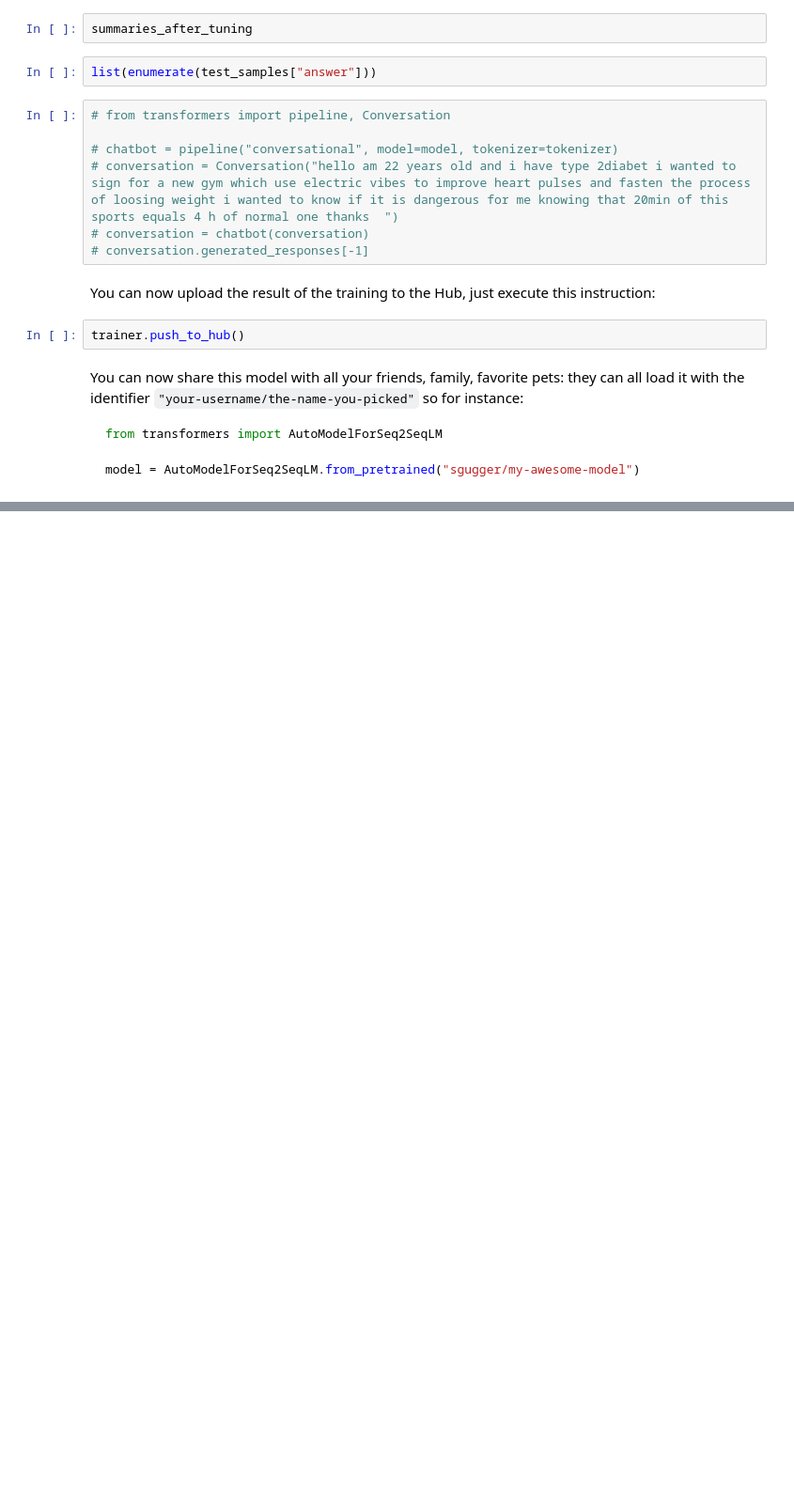
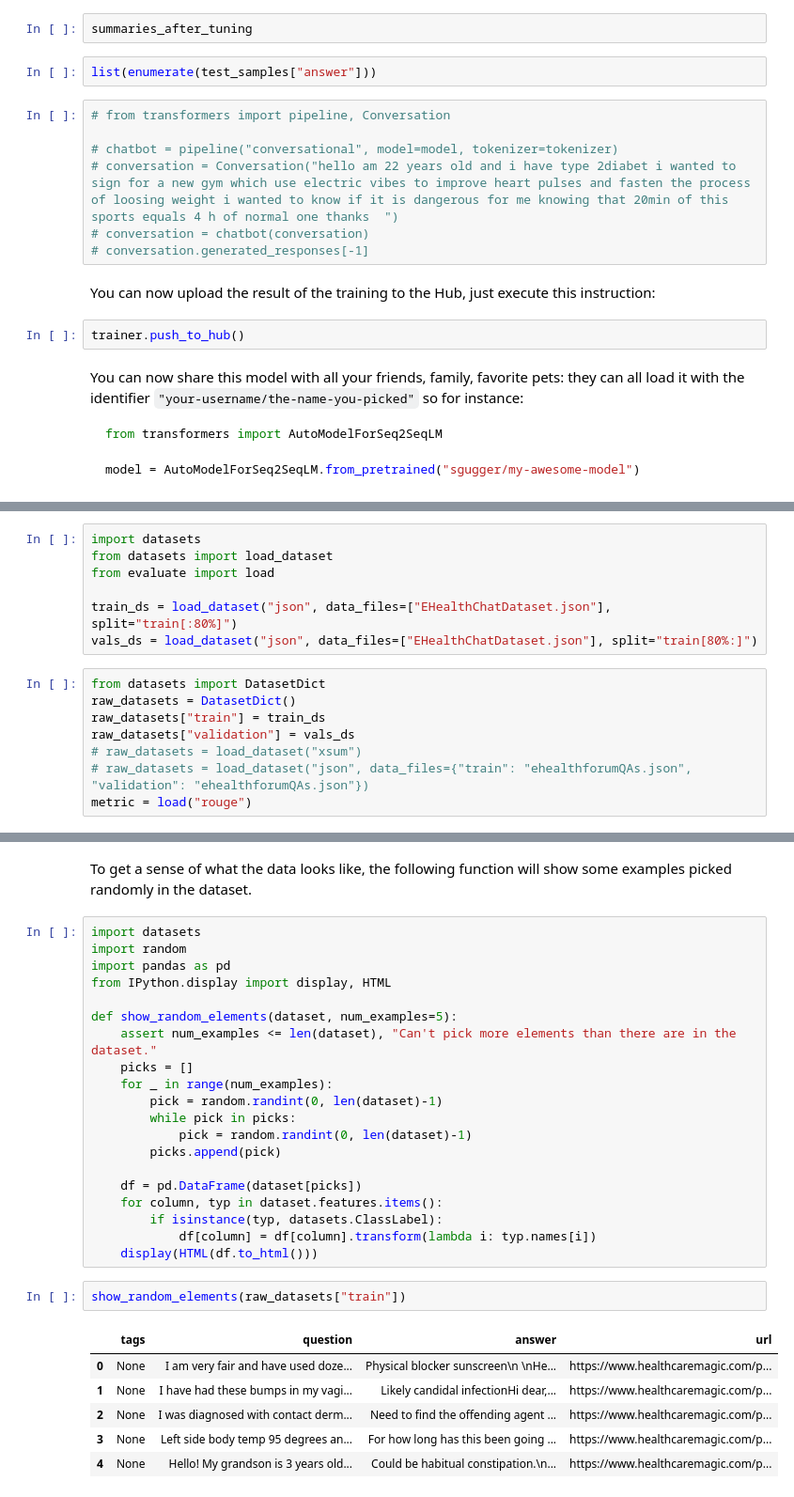
Before and after one commit to GuyRobot/AINotesBook, a Jupyter notebook: MyBART.ipynb, the cells around one changed output, grey strips where cells are left out. Shown at 94% size. Cells and saved outputs as stored; diff of their text form; blank space fills up the shorter version.

```diff
--- a/MyBART.ipynb
+++ b/MyBART.ipynb
@@ -453,0 +562,15 @@ model = AutoModelForSeq2SeqLM.from_pretrained("sgugger/my-awesome-model")
+# %%
+import datasets
+from datasets import load_dataset
+from evaluate import load
+
+train_ds = load_dataset("json", data_files=["EHealthChatDataset.json"], split="train[:80%]")
+vals_ds = load_dataset("json", data_files=["EHealthChatDataset.json"], split="train[80%:]")
+# %%
+from datasets import DatasetDict
+raw_datasets = DatasetDict()
+raw_datasets["train"] = train_ds
+raw_datasets["validation"] = vals_ds
+# raw_datasets = load_dataset("xsum")
+# raw_datasets = load_dataset("json", data_files={"train": "ehealthforumQAs.json", "validation": "ehealthforumQAs.json"})
+metric = load("rouge")
@@ -453,0 +604,31 @@ model = AutoModelForSeq2SeqLM.from_pretrained("sgugger/my-awesome-model")
+# %% [markdown]
+To get a sense of what the data looks like, the following function will show some examples picked randomly in the dataset.
+# %%
+import datasets
+import random
+import pandas as pd
+from IPython.display import display, HTML
+
+def show_random_elements(dataset, num_examples=5):
+    assert num_examples <= len(dataset), "Can't pick more elements than there are in the dataset."
+    picks = []
+    for _ in range(num_examples):
+        pick = random.randint(0, len(dataset)-1)
+        while pick in picks:
+            pick = random.randint(0, len(dataset)-1)
+        picks.append(pick)
+
+    df = pd.DataFrame(dataset[picks])
+    for column, typ in dataset.features.items():
+        if isinstance(typ, datasets.ClassLabel):
+            df[column] = df[column].transform(lambda i: typ.names[i])
+    display(HTML(df.to_html()))
+# %%
+show_random_elements(raw_datasets["train"])
+# %% [output]
+|  | tags | question | answer | url |
+| 0 | None | I am very fair and have used doze... | Physical blocker sunscreen\n \nHe... | https://www.healthcaremagic.com/p... |
+| 1 | None | I have had these bumps in my vagi... | Likely candidal infectionHi dear,... | https://www.healthcaremagic.com/p... |
+| 2 | None | I was diagnosed with contact derm... | Need to find the offending agent ... | https://www.healthcaremagic.com/p... |
+| 3 | None | Left side body temp 95 degrees an... | For how long has this been going ... | https://www.healthcaremagic.com/p... |
+| 4 | None | Hello! My grandson is 3 years old... | Could be habitual constipation.\n... | https://www.healthcaremagic.com/p... |
```
Also changed, not shown: parts of 77 cells of this notebook.
